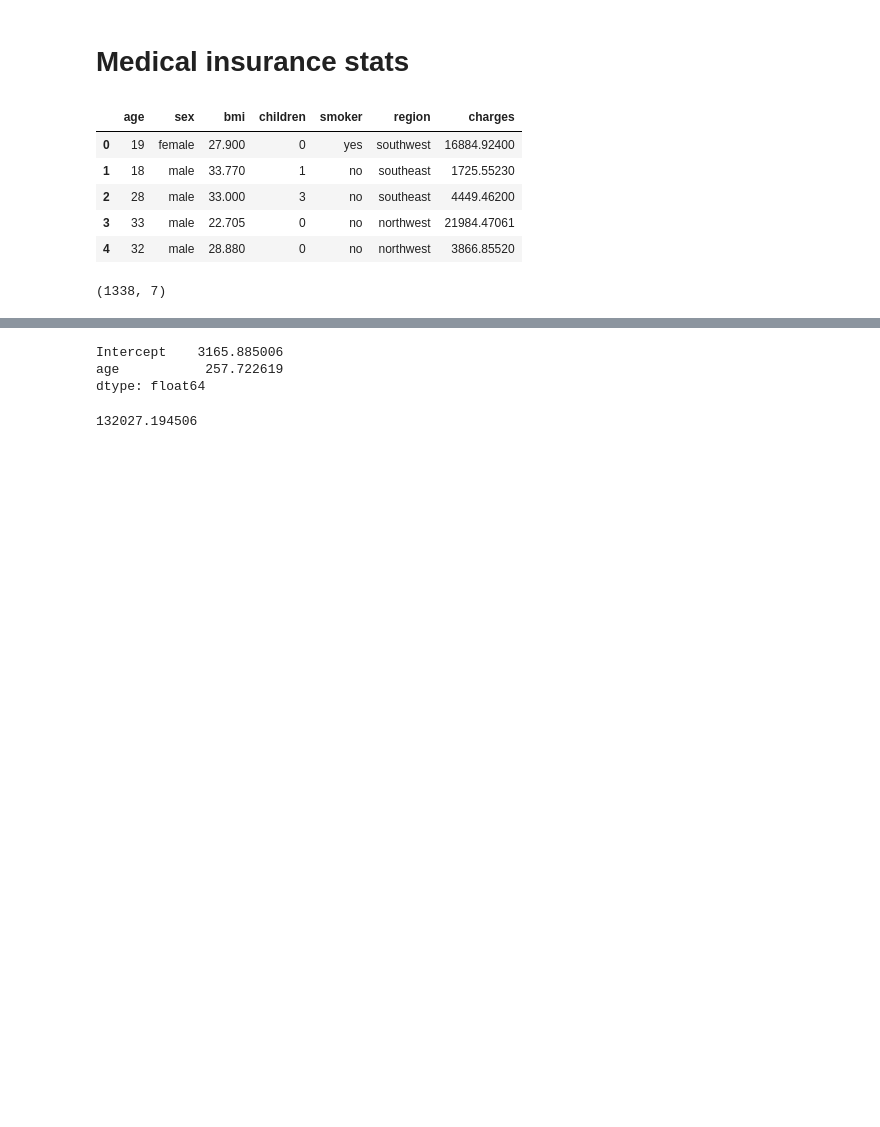
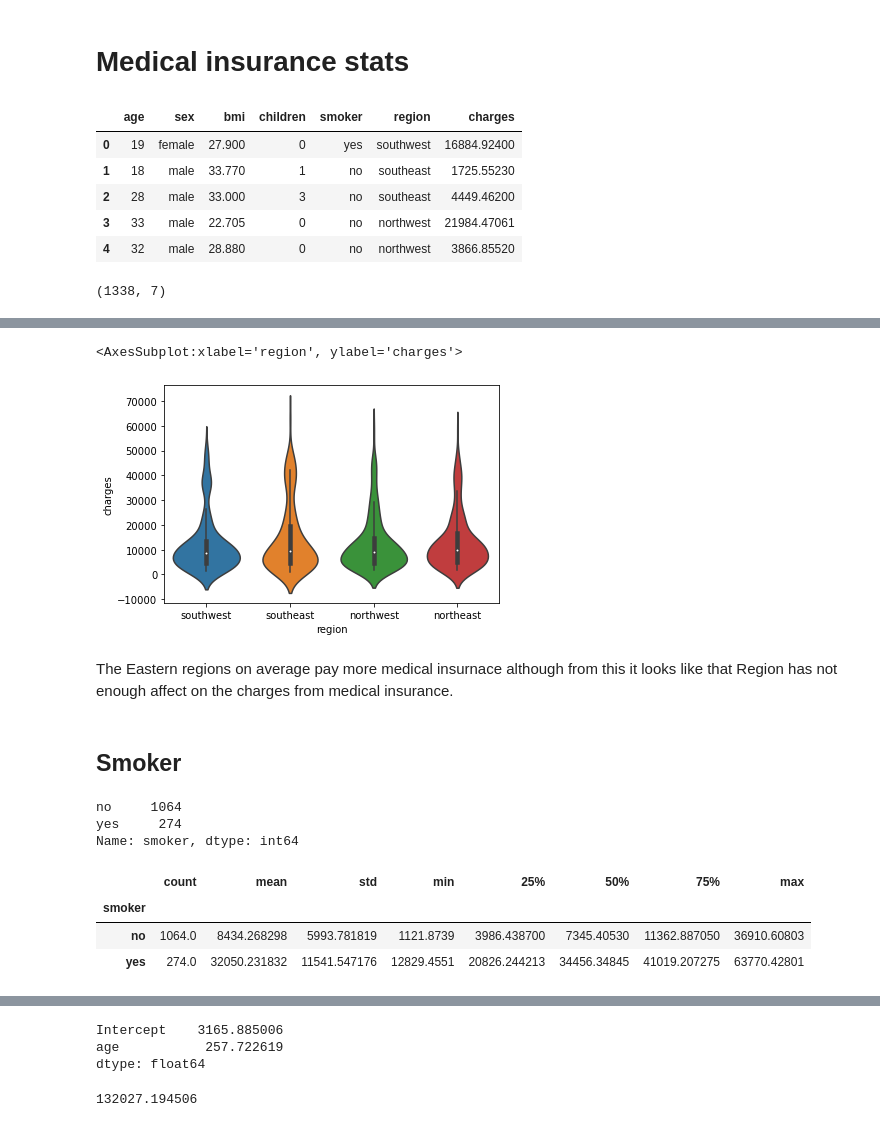
Before and after one commit to RossErskine/Kaggle-notebooks, a Jupyter notebook: Medical-insurance-Stats.ipynb, the cells around one changed output, grey strips where cells are left out. Drawn from its saved outputs; the diff is of its cells as text; code cells hidden in the pictures; blank space fills up the shorter version.

```diff
--- a/Medical-insurance-Stats.ipynb
+++ b/Medical-insurance-Stats.ipynb
@@ -24,0 +78,22 @@ df.shape
+# %%
+sns.violinplot(data=df, x='region', y='charges')
+# %% [output]
+<AxesSubplot:xlabel='region', ylabel='charges'>
+[figure, added]
+# %% [markdown]
+The Eastern regions on average pay more medical insurnace although from this it looks like that Region has not enough affect on the charges from medical insurance.
+# %% [markdown]
+## Smoker
+# %%
+df['smoker'].value_counts()
+# %% [output]
+no     1064
+yes     274
+Name: smoker, dtype: int64
+# %%
+df.groupby('smoker')['charges'].describe()
+# %% [output]
+|  | count | mean | std | min | 25% | 50% | 75% | max |
+| smoker |  |  |  |  |  |  |  |  |
+| no | 1064.0 | 8434.268298 | 5993.781819 | 1121.8739 | 3986.438700 | 7345.40530 | 11362.887050 | 36910.60803 |
+| yes | 274.0 | 32050.231832 | 11541.547176 | 12829.4551 | 20826.244213 | 34456.34845 | 41019.207275 | 63770.42801 |
```
Also changed, not shown: parts of 19 cells of this notebook.
